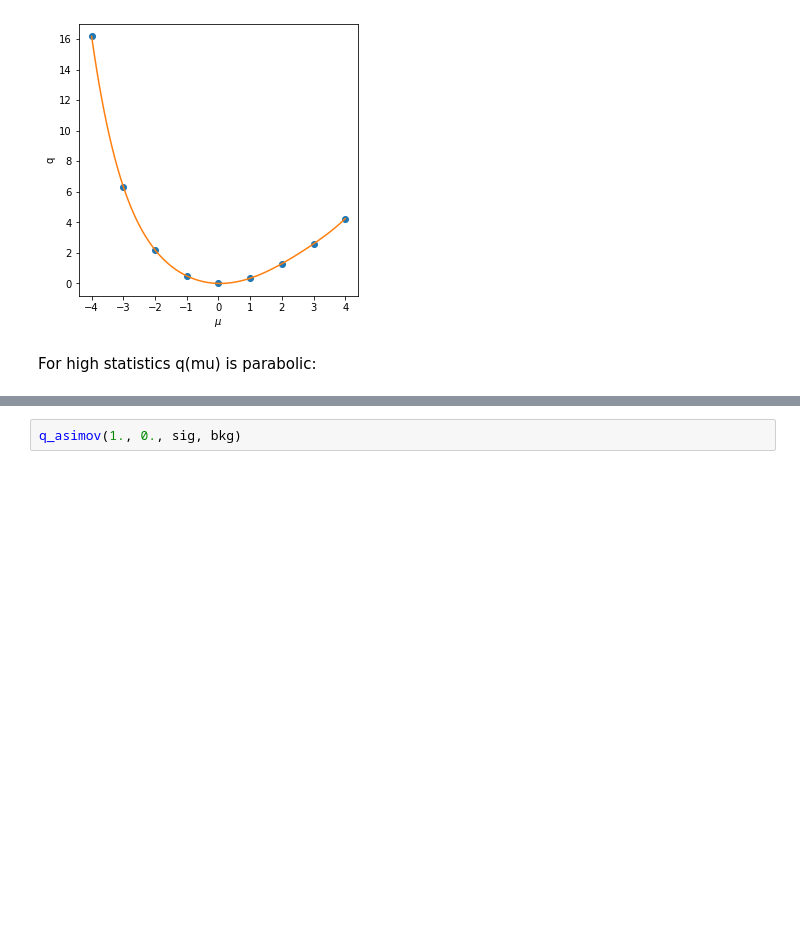
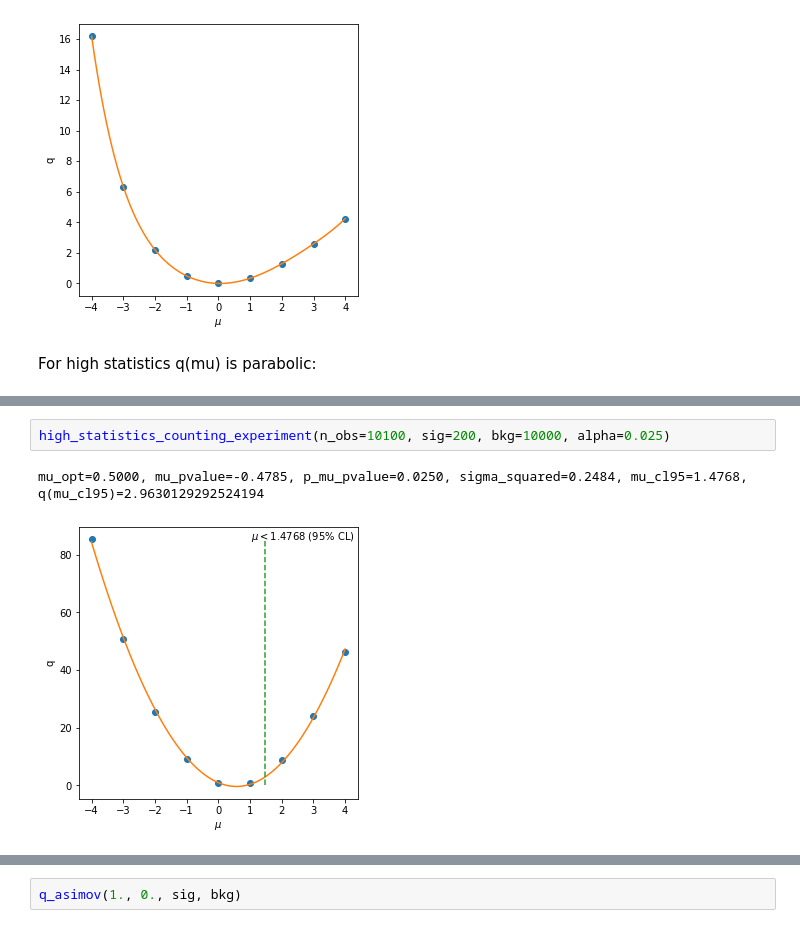
Before and after one commit to tklijnsma/understanding_likelihoods, a Jupyter notebook: understanding_likelihoods.ipynb, the cells around one changed output, grey strips where cells are left out. Drawn from its saved outputs; the diff is of its cells as text; blank space fills up the shorter version.

```diff
--- a/understanding_likelihoods.ipynb
+++ b/understanding_likelihoods.ipynb
@@ -108,0 +154,5 @@ fig
+# %%
+high_statistics_counting_experiment(n_obs=10100, sig=200, bkg=10000, alpha=0.025)
+# %% [output]
+mu_opt=0.5000, mu_pvalue=-0.4785, p_mu_pvalue=0.0250, sigma_squared=0.2484, mu_cl95=1.4768, q(mu_cl95)=2.9630129292524194
+[figure, added]
```
Also changed, not shown: parts of 10 cells of this notebook.
